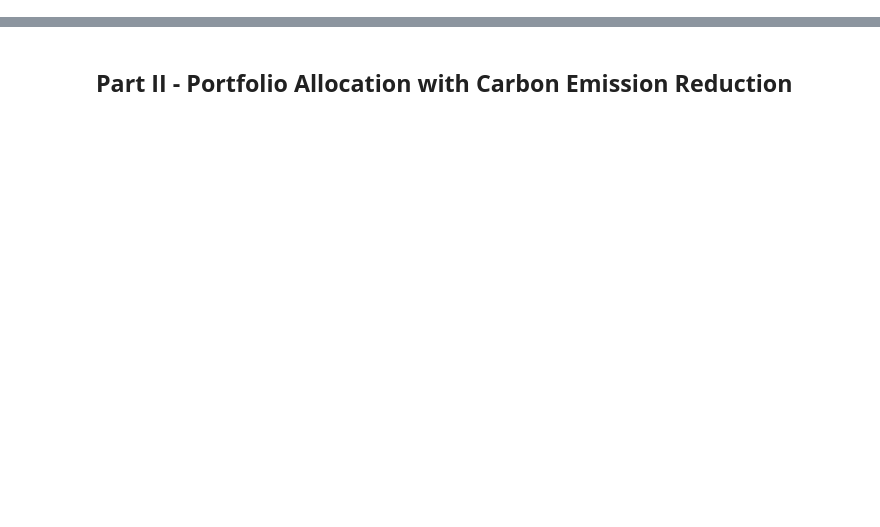
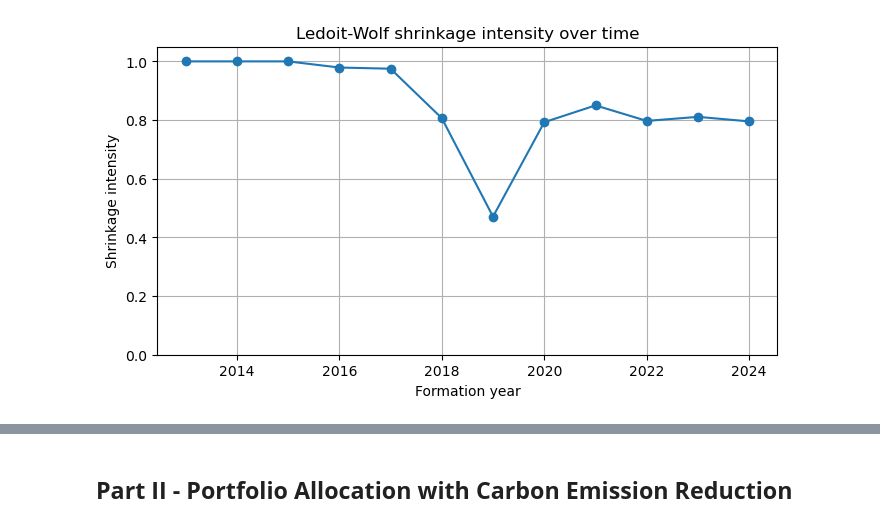
Before and after one commit to BottiAlessandro/SAAM-Project, a Jupyter notebook: notebooks/saam_analysis.ipynb, the cells around one changed output, grey strips where cells are left out. Saved outputs shown, nothing was run; the diff lists cells and outputs as text; code cells hidden in the pictures; blank space fills up the shorter version.

```diff
--- a/notebooks/saam_analysis.ipynb
+++ b/notebooks/saam_analysis.ipynb
@@ -1069,0 +274,19 @@ The minimum-variance portfolio has a smoother return path and smaller downside s
+# %%
+#Portfolio formation years: 2013-2024 (2025 is excluded)
+years = range(2013, 2025)
+
+#Investment-set parameters
+tau = 120
+min_obs = 36
+stale_threshold = 0.50
+
+#Portfolio formation dates
+formation_dates = {}
+
+for Y in years:
+    december_dates = [d for d in returns_wide.columns if d.year == Y and d.month == 12]
+
+    if len(december_dates) == 0:
+        raise ValueError(f"No December date found for year {Y}")
+
+    formation_dates[Y] = max(december_dates)
@@ -1069,0 +601,63 @@ The minimum-variance portfolio has a smoother return path and smaller downside s
+# %%
+target_cov_dict = {}
+shrunk_cov_dict = {}
+shrinkage_intensity_dict = {}
+common_corr_dict = {}
+
+lw_summary = []
+
+for Y in years:
+    #Demeaned returns and sample covariance matrix
+    demeaned_returns = demeaned_returns_dict[Y]
+    sample_cov = sample_cov_dict[Y]
+
+    #Ledoit-Wolf shrinkage
+    shrunk_cov_values, target_cov_values, shrinkage_intensity, common_corr = ledoit_wolf_constant_correlation(
+        demeaned_returns,
+        sample_cov
+    )
+
+    #Firm index
+    firms = sample_cov.index
+
+    #Store target and final covariance matrix
+    target_cov_dict[Y] = pd.DataFrame(target_cov_values, index=firms, columns=firms)
+    shrunk_cov_dict[Y] = pd.DataFrame(shrunk_cov_values, index=firms, columns=firms)
+
+    #Store scalars
+    shrinkage_intensity_dict[Y] = shrinkage_intensity
+    common_corr_dict[Y] = common_corr
+
+    #Summary row
+    lw_summary.append({
+        "Formation year": Y,
+        "Shrinkage intensity": shrinkage_intensity,
+    })
+
+lw_summary = pd.DataFrame(lw_summary)
+
+#Plot shrinkage intensity over time
+plt.figure(figsize=(8, 4))
+plt.plot(
+    lw_summary["Formation year"],
+    lw_summary["Shrinkage intensity"],
+    marker="o"
+)
+
+plt.xlabel("Formation year")
+plt.ylabel("Shrinkage intensity")
+plt.title("Ledoit-Wolf shrinkage intensity over time")
+plt.ylim(0, 1.05)
+plt.grid(True)
+plt.show()
+
+#Display Ledoit-Wolf summary table
+lw_summary_h = lw_summary.set_index("Formation year").T
+
+display(
+    lw_summary_h.style.set_table_styles([
+        {"selector": "th", "props": [("font-weight", "normal")]}
+    ])
+)
+# %% [output]
+[figure, added]
```
Also changed, not shown: parts of 164 cells of this notebook, 4 other files.
